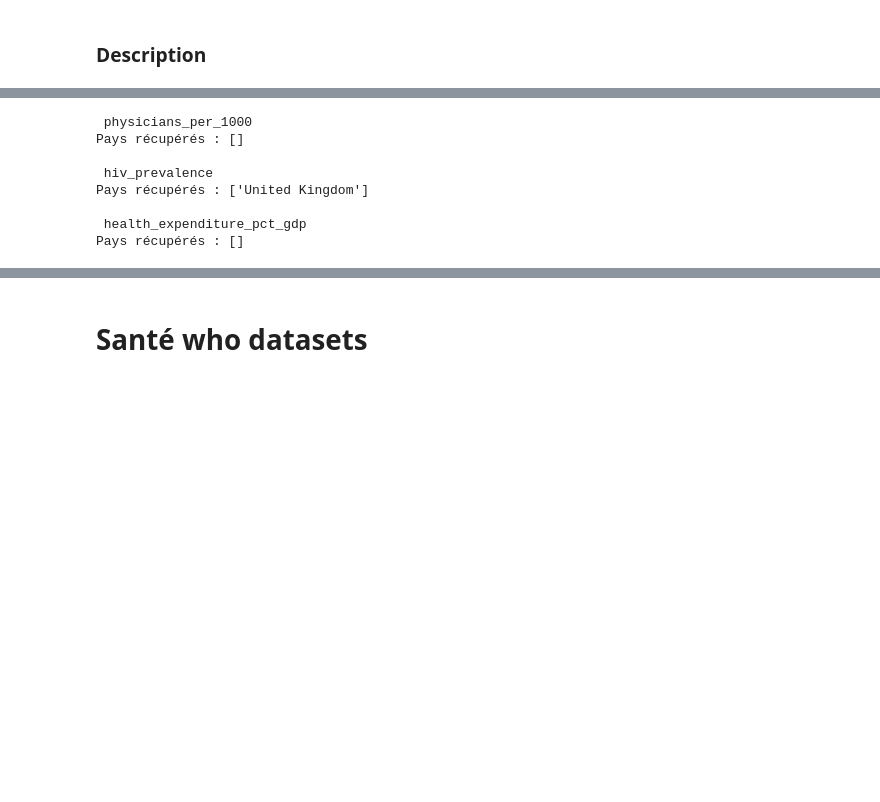
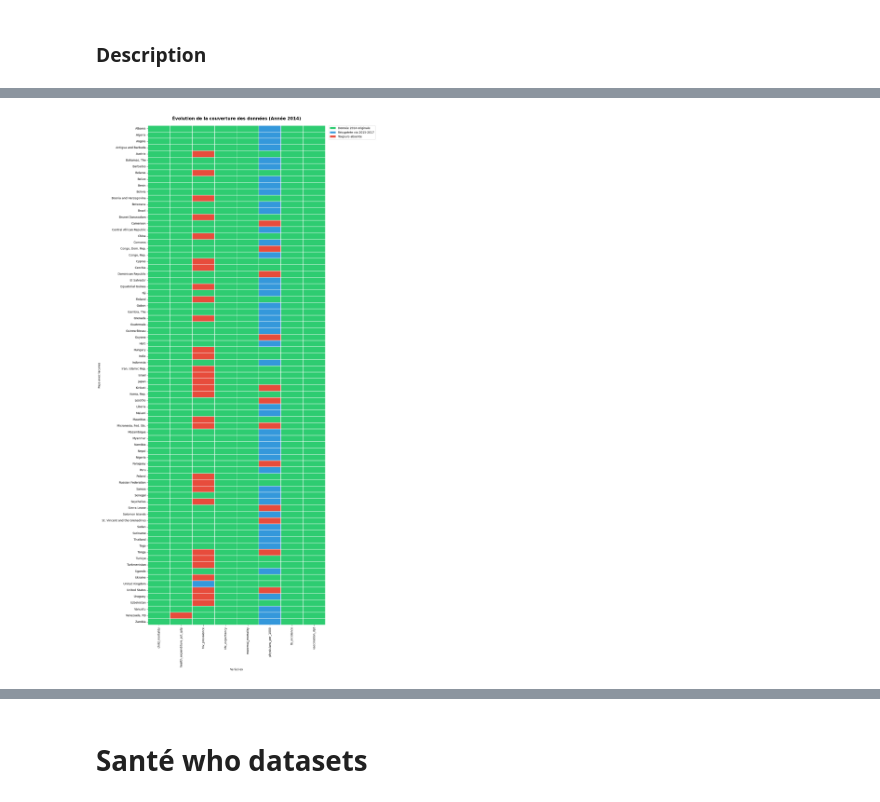
Before and after one commit to awa-d/ML2-project_clustering-countries, a Jupyter notebook: notebooks/P0_init-merge.ipynb, the cells around one changed output, grey strips where cells are left out. Saved outputs shown, nothing was run; the diff lists cells and outputs as text; code cells hidden in the pictures; blank space fills up the shorter version.

```diff
--- a/notebooks/P0_init-merge.ipynb
+++ b/notebooks/P0_init-merge.ipynb
@@ -407,19 +369,31 @@ print(recovery_df[
-# %%
-
-for r in recovery_summary:
-
-    var = r["Variable"]
-    recovered = r["Liste_pays"]
-
-    print("\n", var)
-    print("Pays récupérés :", recovered)
-# %% [output]
- physicians_per_1000
-Pays récupérés : []
-
- hiv_prevalence
-Pays récupérés : ['United Kingdom']
-
- health_expenditure_pct_gdp
-Pays récupérés : []
+# %%
+# On pivote le statut pour voir la provenance de chaque donnée
+df_pivot_status = df_wdi.pivot(index='Country', columns='Series', values='status')
+
+# Filtrage : On ne garde que les pays qui posaient problème (au moins un NA initial ou final)
+df_viz = df_pivot_status[df_pivot_status.max(axis=1) > 0]
+
+# Création de la figure
+plt.figure(figsize=(14, max(8, len(df_viz) * 0.35)))
+
+# Palette stricte : Vert (Présent), Bleu (Récupéré), Rouge (NA)
+# Le paramètre vmin/vmax assure que 0=Vert, 1=Bleu, 2=Rouge même s'il manque une catégorie
+colors = ["#2ecc71", "#3498db", "#e74c3c"]
+sns.heatmap(df_viz, cmap=colors, cbar=False, linewidths=0.1, vmin=0, vmax=2)
+
+# Légende
+legend_elements = [
+    Patch(facecolor='#2ecc71', label='Donnée 2014 originale'),
+    Patch(facecolor='#3498db', label='Récupérée via 2015-2017'),
+    Patch(facecolor='#e74c3c', label='Toujours absente')
+]
+
+plt.legend(handles=legend_elements, bbox_to_anchor=(1.02, 1), loc='upper left', borderaxespad=0)
+plt.title("Évolution de la couverture des données (Année 2014)", fontsize=15, weight='bold', pad=20)
+plt.ylabel("Pays avec lacunes")
+plt.xlabel("Variables")
+plt.tight_layout()
+plt.show()
+# %% [output]
+[figure, added]
 # %% [markdown]
```
Also changed, not shown: parts of 33 cells of this notebook.
